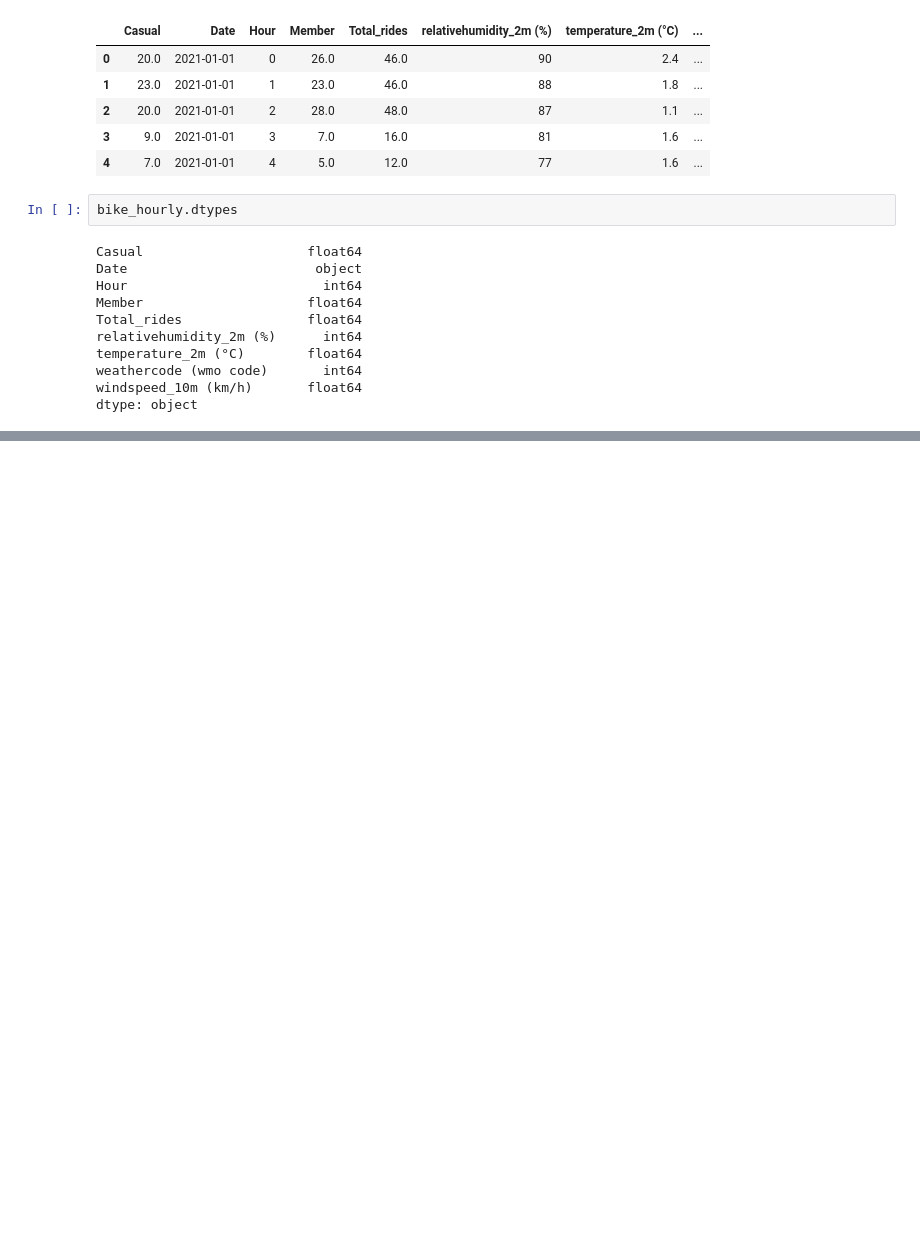
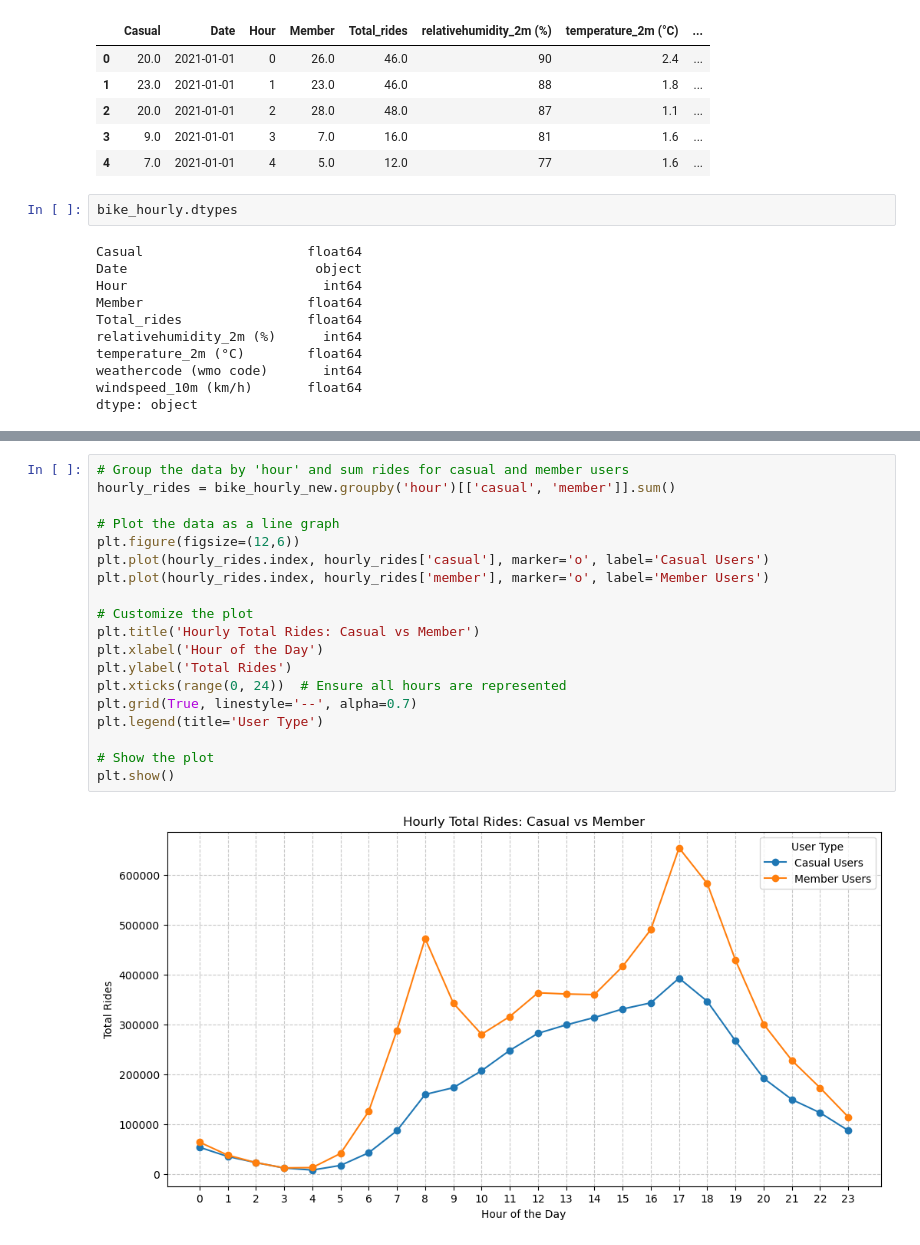
Before and after one commit to rakeshtparayil/capital_bike_share, a Jupyter notebook: capital_bike_share_EDA.ipynb, the cells around one changed output, grey strips where cells are left out. Saved outputs shown, nothing was run; the diff lists cells and outputs as text; blank space fills up the shorter version.

```diff
--- a/capital_bike_share_EDA.ipynb
+++ b/capital_bike_share_EDA.ipynb
@@ -138,0 +174,21 @@ bike_hourly_new.describe()
+# %%
+# Group the data by 'hour' and sum rides for casual and member users
+hourly_rides = bike_hourly_new.groupby('hour')[['casual', 'member']].sum()
+
+# Plot the data as a line graph
+plt.figure(figsize=(12,6))
+plt.plot(hourly_rides.index, hourly_rides['casual'], marker='o', label='Casual Users')
+plt.plot(hourly_rides.index, hourly_rides['member'], marker='o', label='Member Users')
+
+# Customize the plot
+plt.title('Hourly Total Rides: Casual vs Member')
+plt.xlabel('Hour of the Day')
+plt.ylabel('Total Rides')
+plt.xticks(range(0, 24))  # Ensure all hours are represented
+plt.grid(True, linestyle='--', alpha=0.7)
+plt.legend(title='User Type')
+
+# Show the plot
+plt.show()
+# %% [output]
+[figure, added]
```
Also changed, not shown: parts of 18 cells of this notebook, 1 other file.
